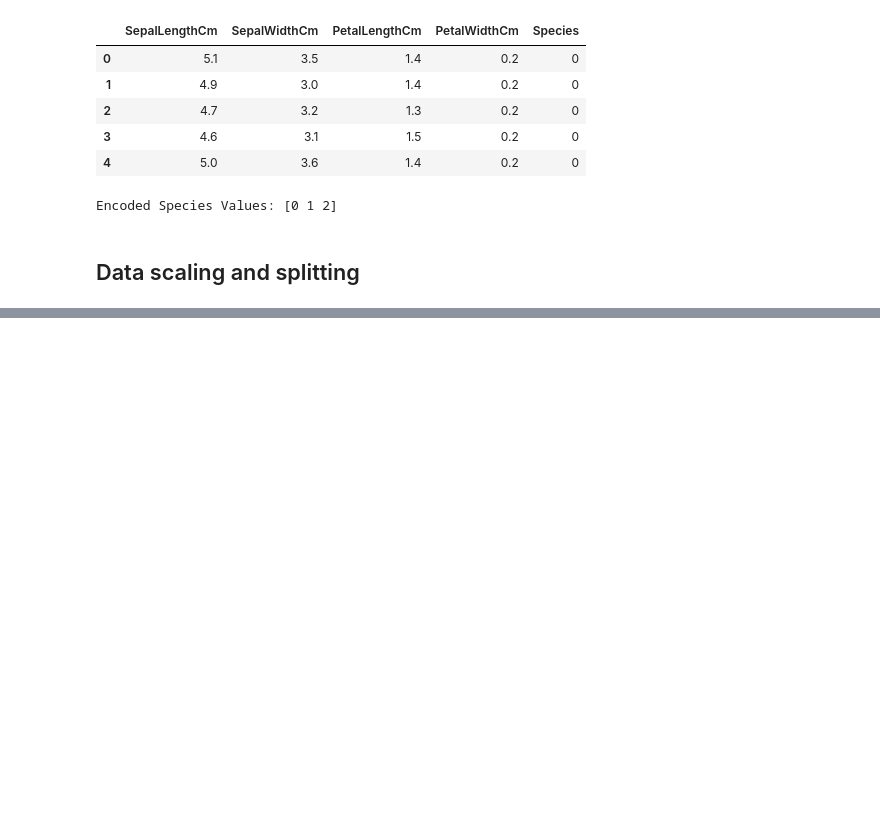
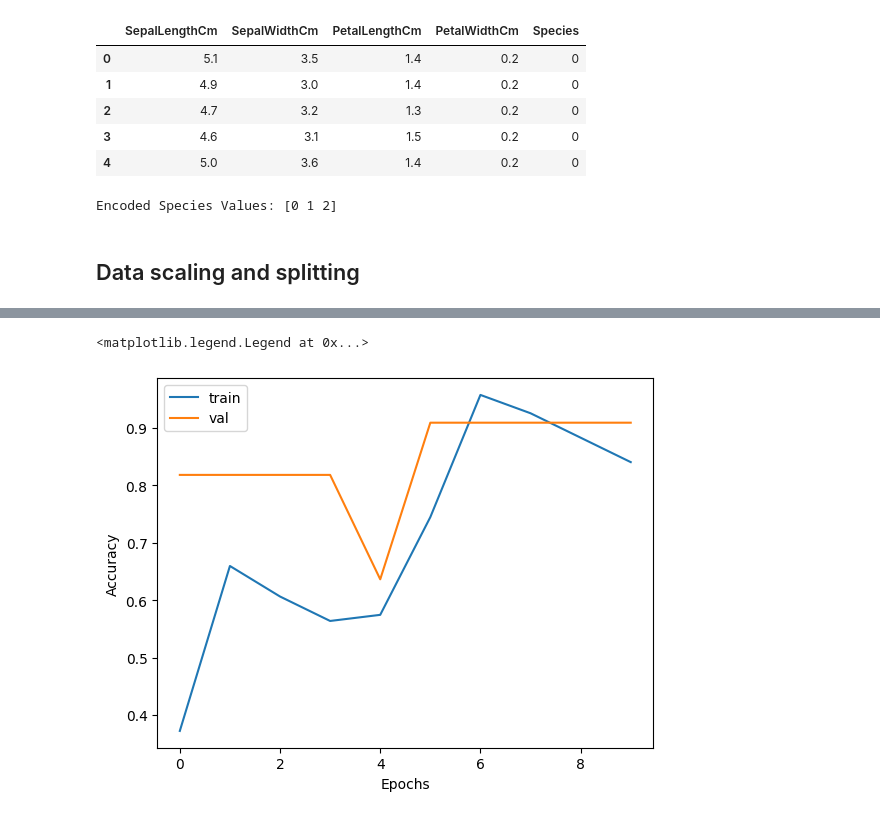
Before and after one commit to HiYasin/flower_species_classification, a Jupyter notebook: flower_species_classification.ipynb, the cells around one changed output, grey strips where cells are left out. Drawn from its saved outputs; the diff is of its cells as text; code cells hidden in the pictures; blank space fills up the shorter version.

Commit message:
feat: implement Sequential model from tensorflow and test

```diff
--- a/flower_species_classification.ipynb
+++ b/flower_species_classification.ipynb
@@ -159,0 +189,5 @@ x_train,x_test,y_train,y_test=train_test_split(x,y, test_size=0.3)
+# %%
+model = Sequential()
+model.add(Input(shape=(x_train.shape[1],)))
+model.add(Dense(64, activation='relu'))
+model.add(Dense(3, activation='softmax'))
@@ -159,0 +210,6 @@ x_train,x_test,y_train,y_test=train_test_split(x,y, test_size=0.3)
+# %%
+cb = ModelCheckpoint('iris_flower.keras', monitor='val_accuracy', verbose=1, save_best_only=True)
+# %%
+model.compile(optimizer='adam', loss='sparse_categorical_crossentropy', metrics=['accuracy'])
+# %%
+h = model.fit(x_train, y_train, validation_split=.1, epochs=10, callbacks=[cb])
@@ -159,0 +234,9 @@ x_train,x_test,y_train,y_test=train_test_split(x,y, test_size=0.3)
+# %%
+plt.plot(h.history['accuracy'])
+plt.plot(h.history['val_accuracy'])
+plt.xlabel('Epochs')
+plt.ylabel('Accuracy')
+plt.legend(['train', 'val'])
+# %% [output]
+<matplotlib.legend.Legend at 0x...>
+[figure, added]
```
Also changed, not shown: parts of 13 cells of this notebook.
